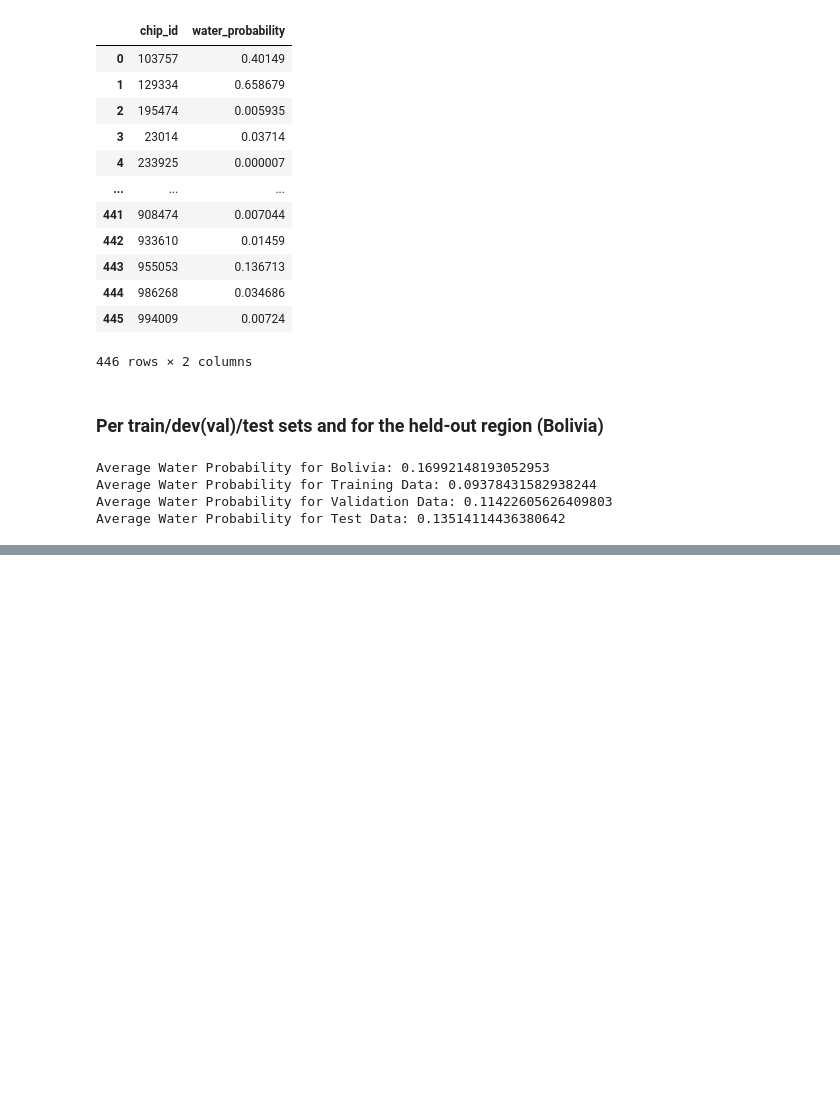
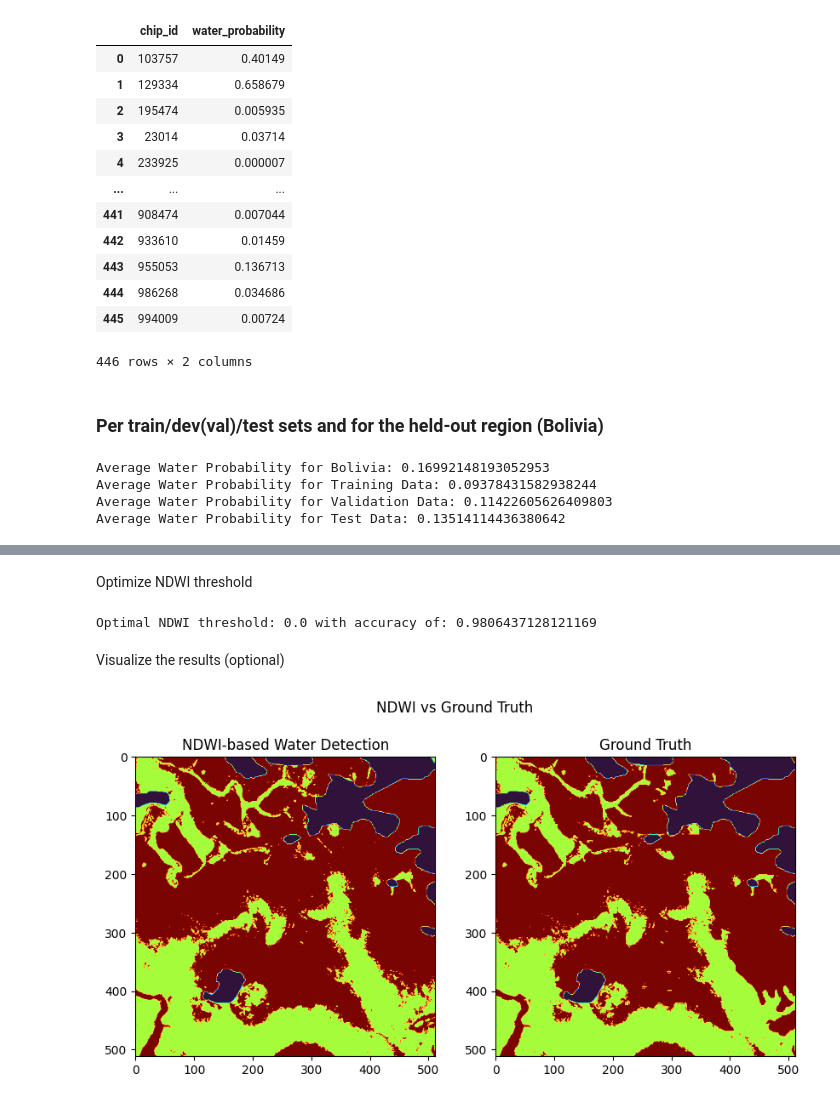
Before and after one commit to natannvw/Remote-Sensing-with-ML-for-water-bodies-classification, a Jupyter notebook: submission.ipynb, the cells around one changed output, grey strips where cells are left out. Cells and saved outputs as stored; diff of their text form; code cells hidden in the pictures; blank space fills up the shorter version.

```diff
--- a/submission.ipynb
+++ b/submission.ipynb
@@ -182,0 +187,2 @@ Average Water Probability for Test Data: 0.13514114436380642
+# %%
+chip_ids = chip_ids.astype(int)
@@ -182,0 +191,7 @@ Average Water Probability for Test Data: 0.13514114436380642
+# %%
+chip_id_to_index = {chip_id: index for index, chip_id in enumerate(chip_ids)}
+filtered_indices = [chip_id_to_index[chip_id] for chip_id in test_and_bolivia_data['chip_id'] if chip_id in chip_id_to_index]
+
+filtered_scenes = scenes[filtered_indices]
+filtered_scenes_masks = scenes_masks[filtered_indices]
+filtered_chip_ids = chip_ids[filtered_indices]
@@ -182,0 +200,9 @@ Average Water Probability for Test Data: 0.13514114436380642
+# %%
+scenes_list = [filtered_scenes[i] for i in range(filtered_scenes.shape[0])]
+scenes_masks_list = [filtered_scenes_masks[i] for i in range(filtered_scenes_masks.shape[0])]
+# %% [markdown]
+Optimize NDWI threshold
+# %%
+best_threshold, best_acc = utils.optimize_ndwi_threshold(filtered_scenes, filtered_scenes_masks, bands_names)
+# %% [output]
+Optimal NDWI threshold: 0.0 with accuracy of: 0.9806437128121169
@@ -182,0 +211,9 @@ Average Water Probability for Test Data: 0.13514114436380642
+# %% [markdown]
+Visualize the results (optional)
+# %%
+idx = 1
+scene = scenes_list[idx]
+scene_mask = scenes_masks_list[idx]
+utils.visualize_comparison(scene, scene_mask.squeeze(), bands_names, best_threshold)
+# %% [output]
+[figure, added]
```
Also changed, not shown: parts of 6 cells of this notebook.
